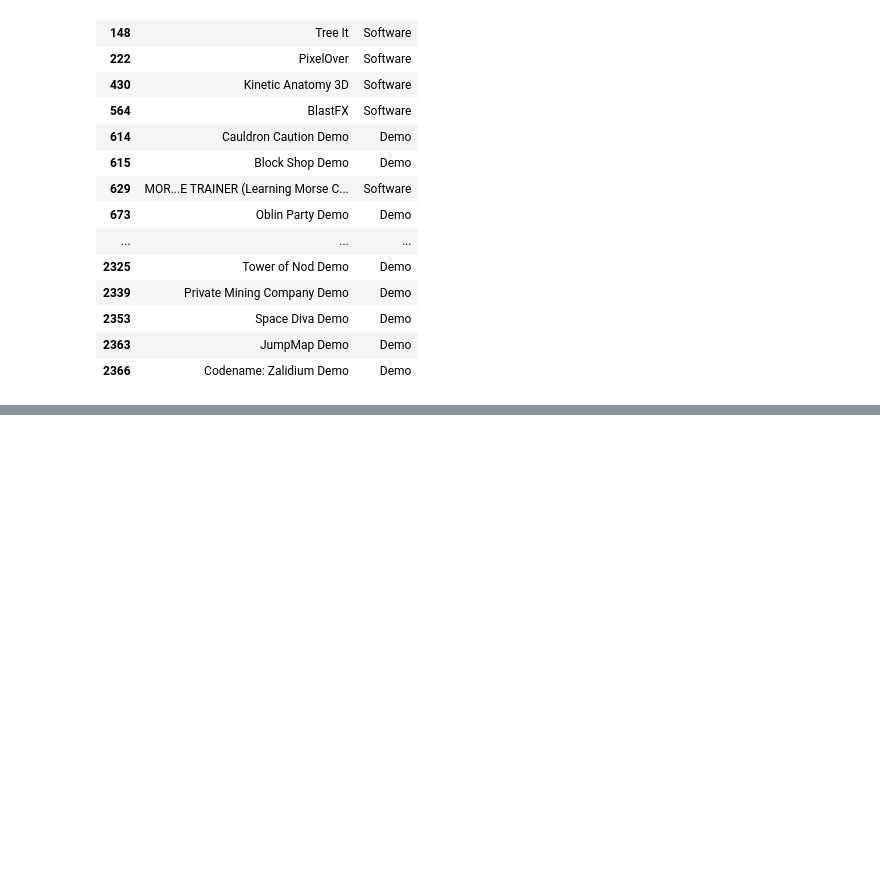
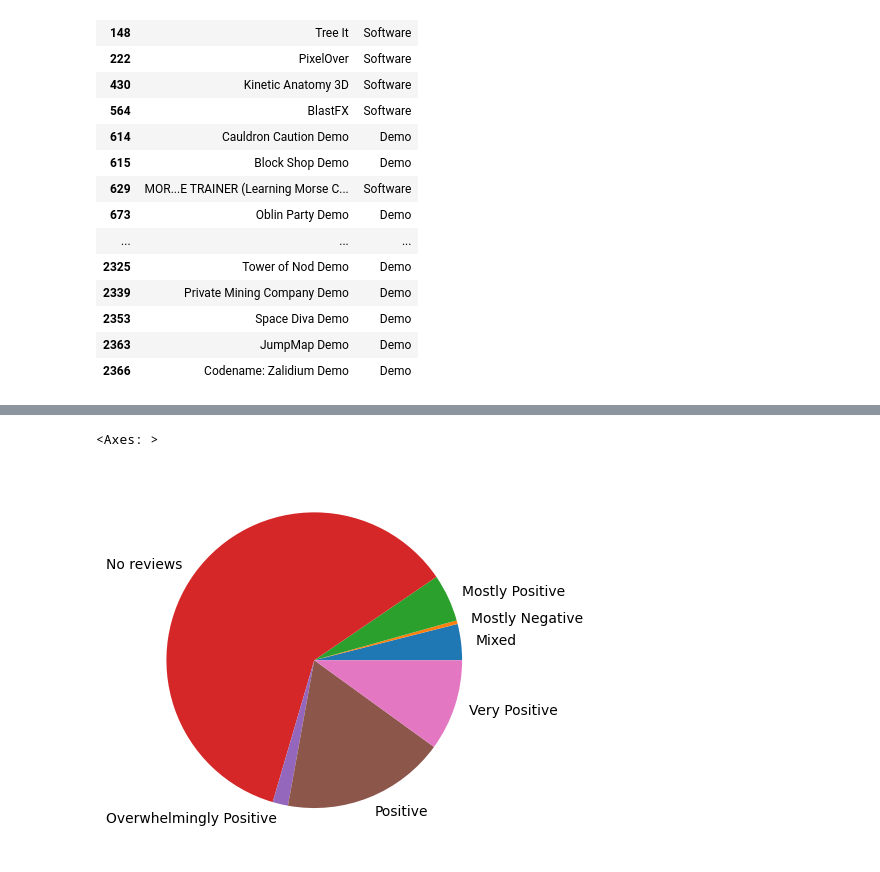
Before and after one commit to MatejFMF/GodotAnalizaPodatkov, a Jupyter notebook: analiza.ipynb, the cells around one changed output, grey strips where cells are left out. Saved outputs shown, nothing was run; the diff lists cells and outputs as text; code cells hidden in the pictures; blank space fills up the shorter version.

```diff
--- a/analiza.ipynb
+++ b/analiza.ipynb
@@ -129,0 +138,14 @@ ne_igre[["ime","app_type"]]
+# %%
+def rating(niz):
+    seznam = niz.split("'")
+    try:
+        return seznam[1]
+    except:
+        return seznam[0]
+
+ocene = podatki.copy()
+ocene["all_reviews"] = ocene["all_reviews"].apply(rating)
+ocene.groupby("all_reviews").size().plot.pie()
+# %% [output]
+<Axes: >
+[figure, added]
```
Also changed, not shown: parts of 10 cells of this notebook.
